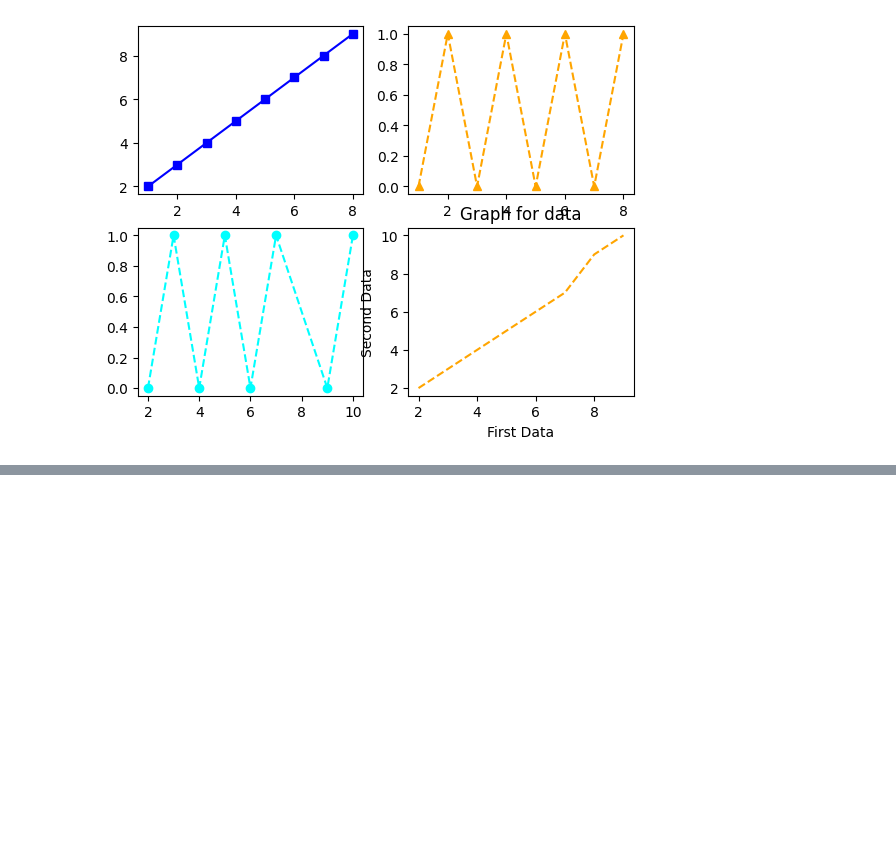
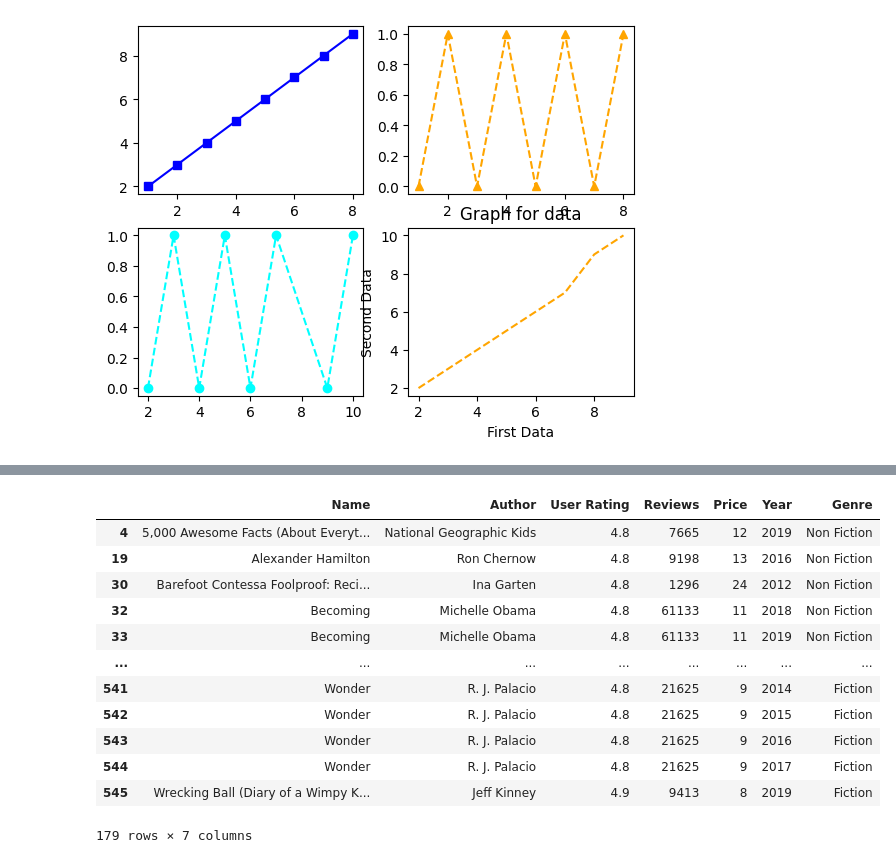
Before and after one commit to HarshSuthar1/data-science-projects, a Jupyter notebook: p1.ipynb, the cells around one changed output, grey strips where cells are left out. Drawn from its saved outputs; the diff is of its cells as text; code cells hidden in the pictures; blank space fills up the shorter version.

Commit message:
read

```diff
--- a/p1.ipynb
+++ b/p1.ipynb
@@ -44,0 +67,3 @@ plt.show()
+# %%
+ipl_data = pd.read_csv("bestsellers.csv")
+ipl_data.head()
@@ -44,0 +77,16 @@ plt.show()
+# %%
+ipl_data[ipl_data['User Rating']>4.7]
+# %% [output]
+|  | Name | Author | User Rating | Reviews | Price | Year | Genre |
+| 4 | 5,000 Awesome Facts (About Everyt... | National Geographic Kids | 4.8 | 7665 | 12 | 2019 | Non Fiction |
+| 19 | Alexander Hamilton | Ron Chernow | 4.8 | 9198 | 13 | 2016 | Non Fiction |
+| 30 | Barefoot Contessa Foolproof: Reci... | Ina Garten | 4.8 | 1296 | 24 | 2012 | Non Fiction |
+| 32 | Becoming | Michelle Obama | 4.8 | 61133 | 11 | 2018 | Non Fiction |
+| 33 | Becoming | Michelle Obama | 4.8 | 61133 | 11 | 2019 | Non Fiction |
+| ... | ... | ... | ... | ... | ... | ... | ... |
+| 541 | Wonder | R. J. Palacio | 4.8 | 21625 | 9 | 2014 | Fiction |
+| 542 | Wonder | R. J. Palacio | 4.8 | 21625 | 9 | 2015 | Fiction |
+| 543 | Wonder | R. J. Palacio | 4.8 | 21625 | 9 | 2016 | Fiction |
+| 544 | Wonder | R. J. Palacio | 4.8 | 21625 | 9 | 2017 | Fiction |
+| 545 | Wrecking Ball (Diary of a Wimpy K... | Jeff Kinney | 4.9 | 9413 | 8 | 2019 | Fiction |
+179 rows × 7 columns
```
Also changed, not shown: parts of 4 cells of this notebook, 1 other file.
